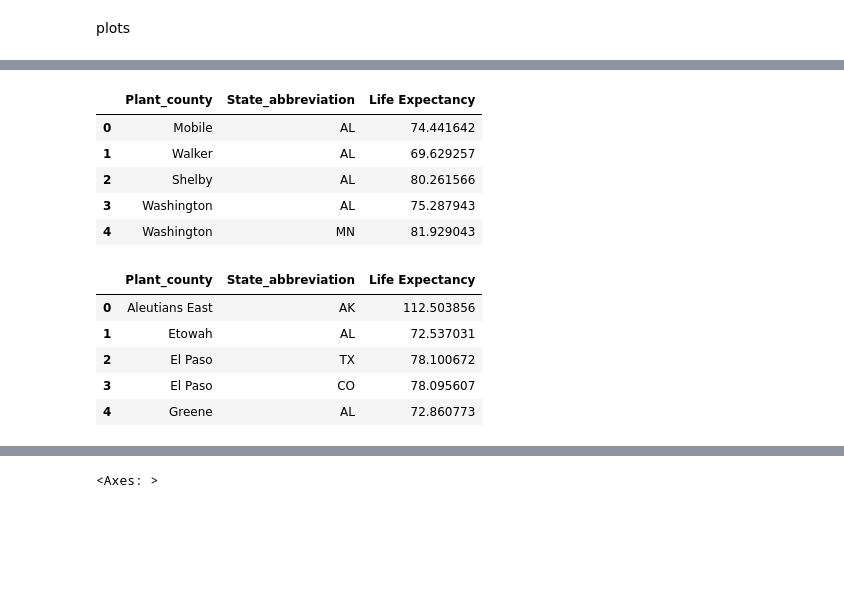
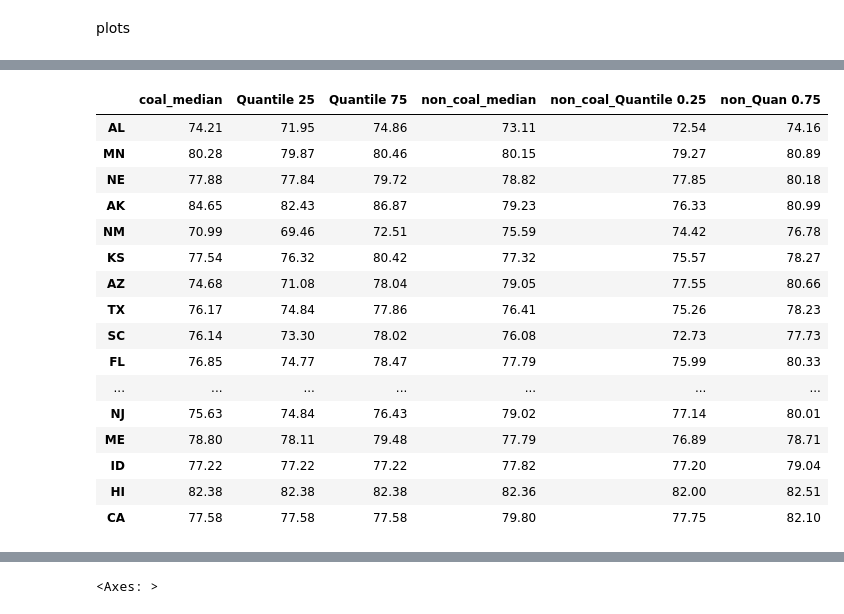
Before and after one commit to aaronjamesroberts/APCV-361-Final-Project-Snedden-Roberts, a Jupyter notebook: final.ipynb, the cells around one changed output, grey strips where cells are left out. Drawn from its saved outputs; the diff is of its cells as text; code cells hidden in the pictures; blank space fills up the shorter version.

```diff
--- a/final.ipynb
+++ b/final.ipynb
@@ -216,18 +174,0 @@ Name: Life Expectancy, Length: 3193, dtype: object
-# %%
-coal_merge_1.head()
-# %% [output]
-|  | Plant_county | State_abbreviation | Life Expectancy |
-| 0 | Mobile | AL | 74.441642 |
-| 1 | Walker | AL | 69.629257 |
-| 2 | Shelby | AL | 80.261566 |
-| 3 | Washington | AL | 75.287943 |
-| 4 | Washington | MN | 81.929043 |
-# %%
-non_coal_merge_1.head()
-# %% [output]
-|  | Plant_county | State_abbreviation | Life Expectancy |
-| 0 | Aleutians East | AK | 112.503856 |
-| 1 | Etowah | AL | 72.537031 |
-| 2 | El Paso | TX | 78.100672 |
-| 3 | El Paso | CO | 78.095607 |
-| 4 | Greene | AL | 72.860773 |
@@ -268,3 +208,22 @@ dict_df = pd.DataFrame.from_dict(value_lib, orient='index', columns=['coal_mean'
 # %%
-#dict_df
+#dict_df.pivot_table()
+dict_df
+# %% [output]
+|  | coal_median | Quantile 25 | Quantile 75 | non_coal_median | non_coal_Quantile 0.25 | non_Quan 0.75 |
+| AL | 74.21 | 71.95 | 74.86 | 73.11 | 72.54 | 74.16 |
+| MN | 80.28 | 79.87 | 80.46 | 80.15 | 79.27 | 80.89 |
+| NE | 77.88 | 77.84 | 79.72 | 78.82 | 77.85 | 80.18 |
+| AK | 84.65 | 82.43 | 86.87 | 79.23 | 76.33 | 80.99 |
+| NM | 70.99 | 69.46 | 72.51 | 75.59 | 74.42 | 76.78 |
+| KS | 77.54 | 76.32 | 80.42 | 77.32 | 75.57 | 78.27 |
+| AZ | 74.68 | 71.08 | 78.04 | 79.05 | 77.55 | 80.66 |
+| TX | 76.17 | 74.84 | 77.86 | 76.41 | 75.26 | 78.23 |
+| SC | 76.14 | 73.30 | 78.02 | 76.08 | 72.73 | 77.73 |
+| FL | 76.85 | 74.77 | 78.47 | 77.79 | 75.99 | 80.33 |
+| ... | ... | ... | ... | ... | ... | ... |
+| NJ | 75.63 | 74.84 | 76.43 | 79.02 | 77.14 | 80.01 |
+| ME | 78.80 | 78.11 | 79.48 | 77.79 | 76.89 | 78.71 |
+| ID | 77.22 | 77.22 | 77.22 | 77.82 | 77.20 | 79.04 |
+| HI | 82.38 | 82.38 | 82.38 | 82.36 | 82.00 | 82.51 |
+| CA | 77.58 | 77.58 | 77.58 | 79.80 | 77.75 | 82.10 |
 # %%
```
Also changed, not shown: parts of 7 cells of this notebook.
